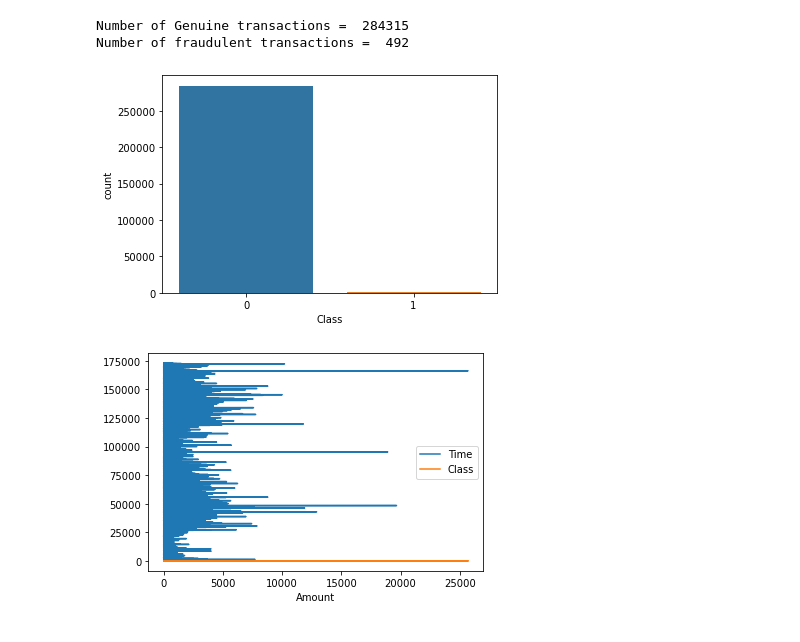
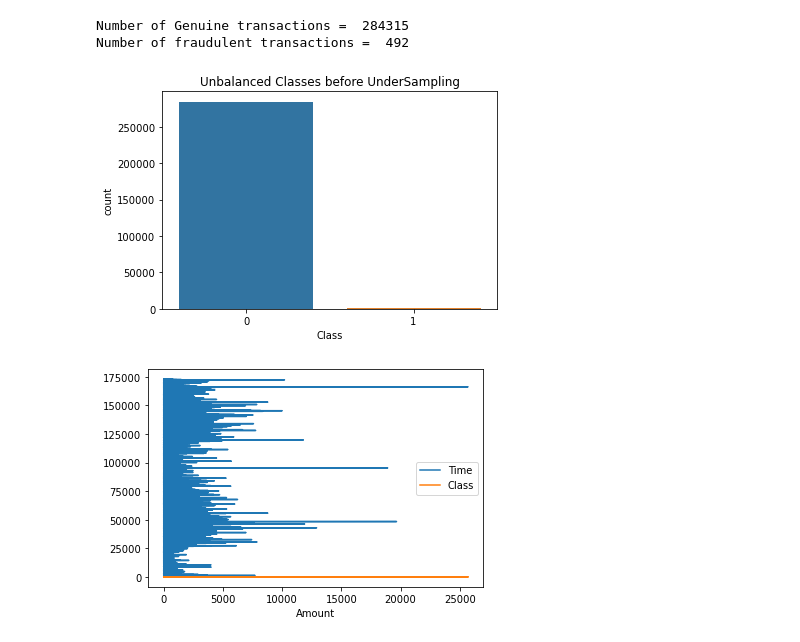
Before and after one commit to NehaDas25/DataScience_CS5661, a Jupyter notebook: Credit_Card_Fraud_Detection.ipynb, the cells around one changed output. Drawn from its saved outputs; the diff is of its cells as text; code cells hidden in the pictures.

```diff
--- a/Credit_Card_Fraud_Detection.ipynb
+++ b/Credit_Card_Fraud_Detection.ipynb
@@ -75,9 +76,10 @@ Number of fraudulent transactions =  492
 # Lets see a sns plot between fraud and genuine transactions
 # %%
 sns.countplot(x = "Class", data = data_set)
+plt.title("Unbalanced Classes before UnderSampling")
 plt.show()
 # %% [output]
-[figure, old version]
+[figure, new version]
 # %%
 #Very huge difference between number of genuine and fraudulent transactions in respect to the classes as seen from the count and sns countplot.
 #That means dataset is very much imbalanced, but what is imbalanced dataset?
```
Also changed, not shown: parts of 10 cells of this notebook.
